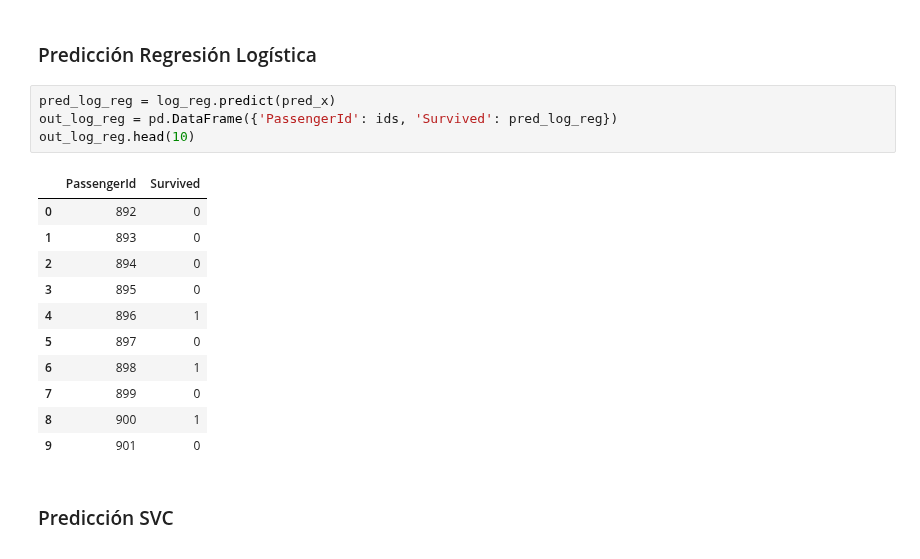
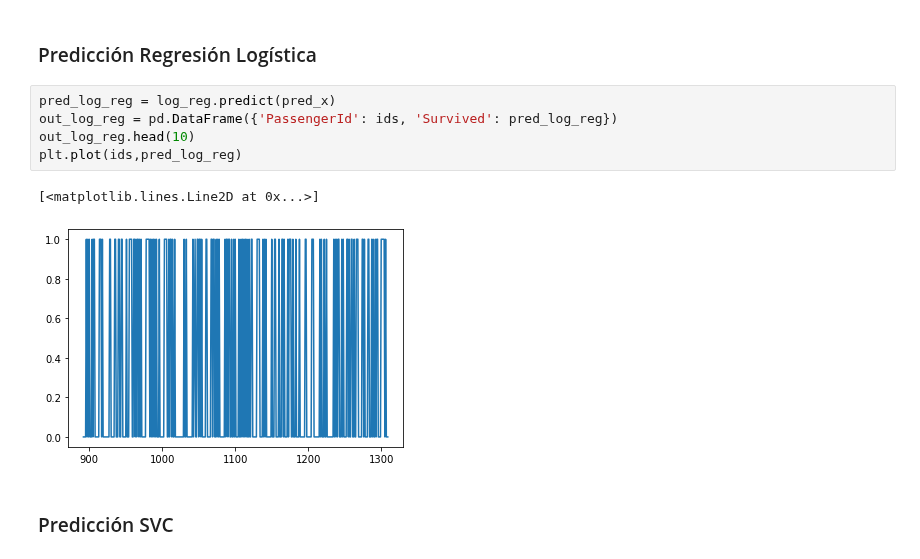
Before and after one commit to herzulu007/titanic-ml, a Jupyter notebook: Titanic.ipynb, the cells around one changed output. Drawn from its saved outputs; the diff is of its cells as text.

```diff
--- a/Titanic.ipynb
+++ b/Titanic.ipynb
@@ -453,19 +453,11 @@ pred_x = test_df.drop('PassengerId', axis=1)
 # %%
 pred_log_reg = log_reg.predict(pred_x)
 out_log_reg = pd.DataFrame({'PassengerId': ids, 'Survived': pred_log_reg})
 out_log_reg.head(10)
+plt.plot(ids,pred_log_reg)
 # %% [output]
-|  | PassengerId | Survived |
-| 0 | 892 | 0 |
-| 1 | 893 | 0 |
-| 2 | 894 | 0 |
-| 3 | 895 | 0 |
-| 4 | 896 | 1 |
-| 5 | 897 | 0 |
-| 6 | 898 | 1 |
-| 7 | 899 | 0 |
-| 8 | 900 | 1 |
-| 9 | 901 | 0 |
+[<matplotlib.lines.Line2D at 0x...>]
+[figure, added]
 # %% [markdown]
 ### Predicción SVC
 # %%
```
Also changed, not shown: parts of 10 cells of this notebook.
